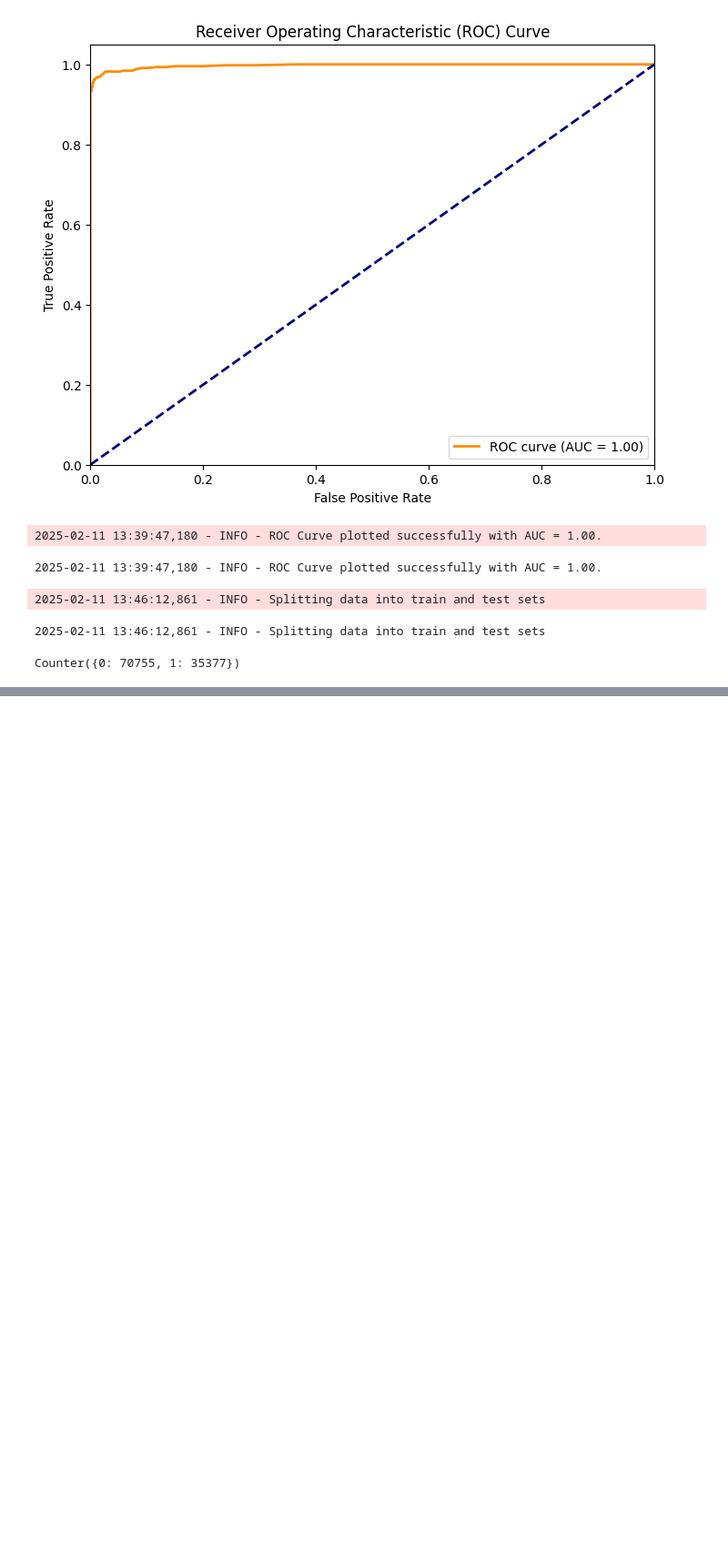
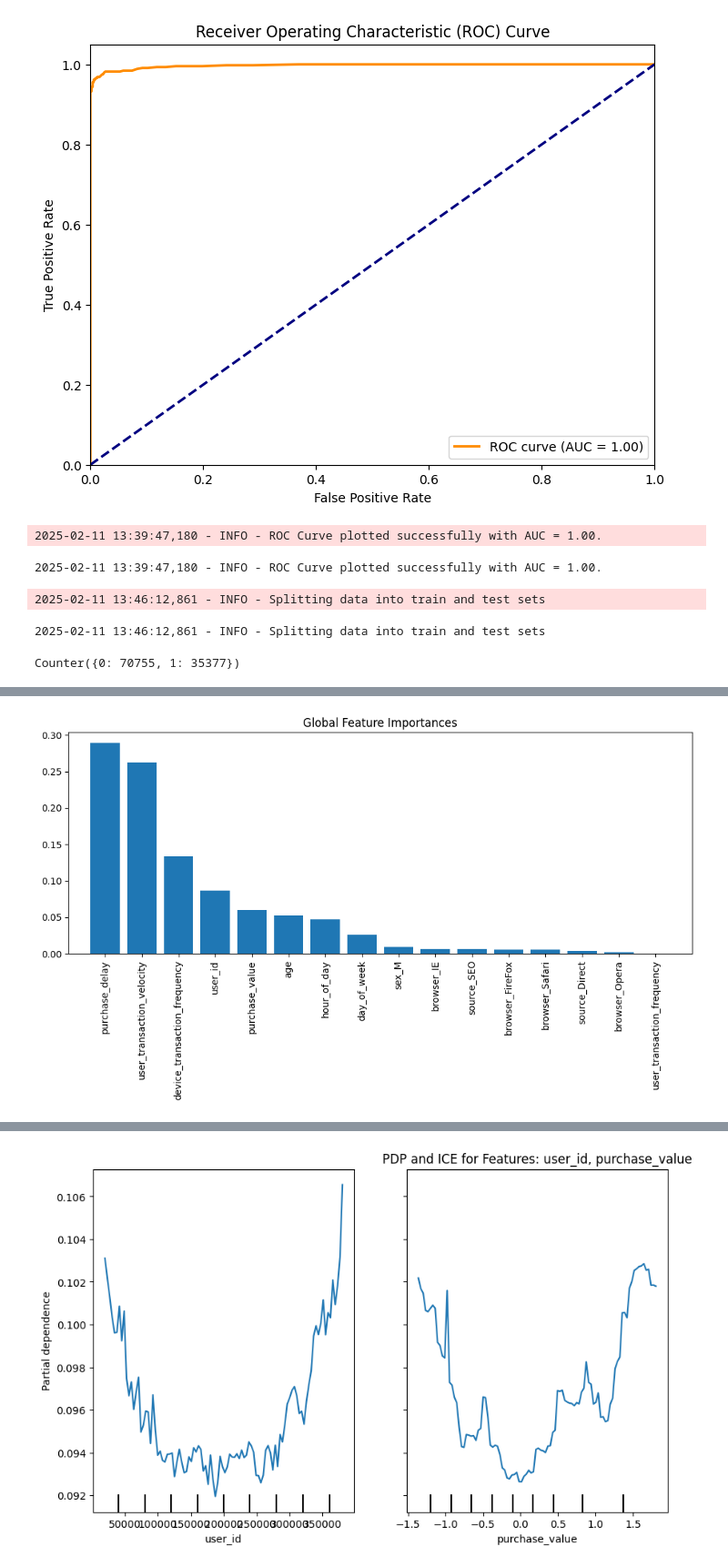
Before and after one commit to dagiteferi/fraud-detection-models, a Jupyter notebook: notebooks/Model_Explainability.ipynb, the cells around one changed output, grey strips where cells are left out. Shown at 91% size. Cells and saved outputs as stored; diff of their text form; code cells hidden in the pictures; blank space fills up the shorter version.

```diff
--- a/notebooks/Model_Explainability.ipynb
+++ b/notebooks/Model_Explainability.ipynb
@@ -178,3 +178,8 @@ X_resampled, y_resampled = over.fit_resample(X_under, y_under)
 print(Counter(y_resampled))
 # %% [output]
 Counter({0: 70755, 1: 35377})
+# %%
+# Set the path to your saved model (replace with the actual path)
+
+model_path_fraud = '../models/random_forest_model_fraud.pkl'
+model_fraud = load_model(model_path_fraud)
@@ -180,0 +192,5 @@ Counter({0: 70755, 1: 35377})
+# %%
+global_feature_importance(model_fraud, X_train)  # Plot global feature importance
+pdp_ice_plots(model_fraud, X_train, [0, 1])  # Plot PDP and ICE for specified features
+# %% [output]
+[figure, added]
@@ -180,0 +202 @@ Counter({0: 70755, 1: 35377})
+[figure, added]
```
Also changed, not shown: parts of 4 cells of this notebook, 1 other file.
